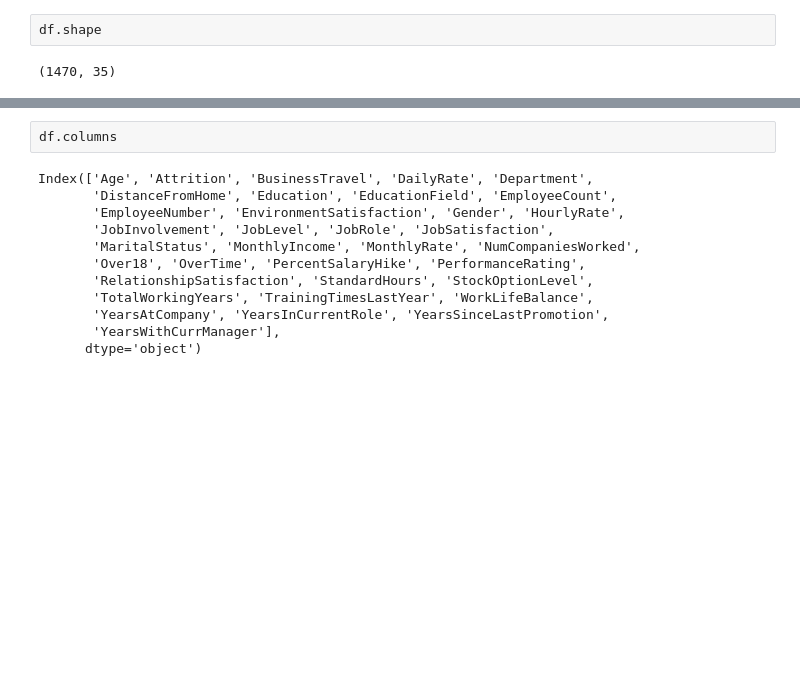
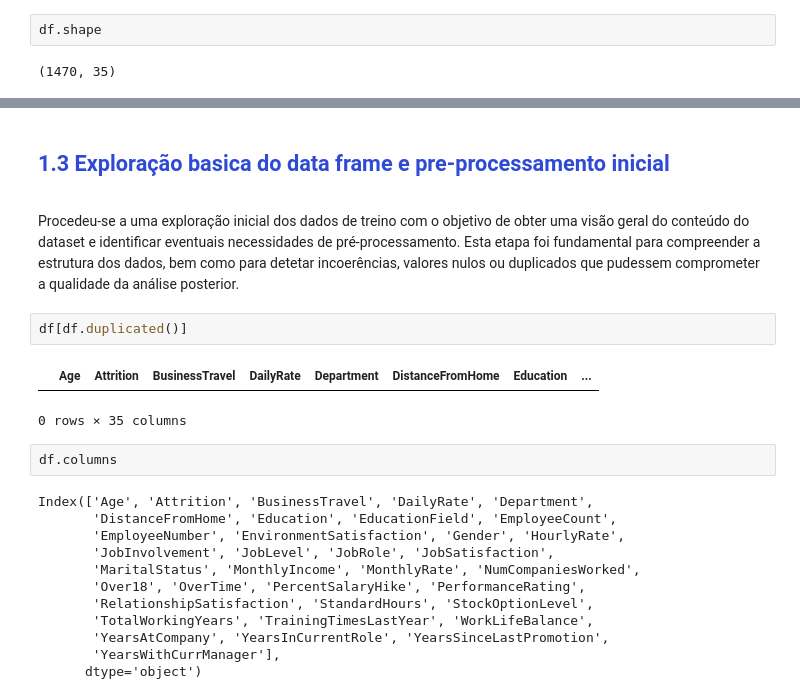
Before and after one commit to deboratcruz11/bootcamp, a Jupyter notebook: HR_Attrition.ipynb, the cells around one changed output, grey strips where cells are left out. Drawn from its saved outputs; the diff is of its cells as text; blank space fills up the shorter version.

```diff
--- a/HR_Attrition.ipynb
+++ b/HR_Attrition.ipynb
@@ -31,3 +83,18 @@ df.shape
+# %% [markdown]
+<a class="anchor" id="2nd-bullet">
+
+
+<font color = '#2f4bd6ff'>
+
+## **1.3  Exploração basica do data frame e pre-processamento inicial** </font></a>
+# %% [markdown]
+Procedeu-se a uma exploração inicial dos dados de treino com o objetivo de obter uma visão geral do conteúdo do dataset e identificar eventuais necessidades de pré-processamento.
+Esta etapa foi fundamental para compreender a estrutura dos dados, bem como para detetar incoerências, valores nulos ou duplicados que pudessem comprometer a qualidade da análise posterior.
+# %%
+df[df.duplicated()]
+# %% [output]
+|  | Age | Attrition | BusinessTravel | DailyRate | Department | DistanceFromHome | Education | ... |
+0 rows × 35 columns
 # %%
 df.columns
 # %% [output]
```
Also changed, not shown: parts of 15 cells of this notebook.
